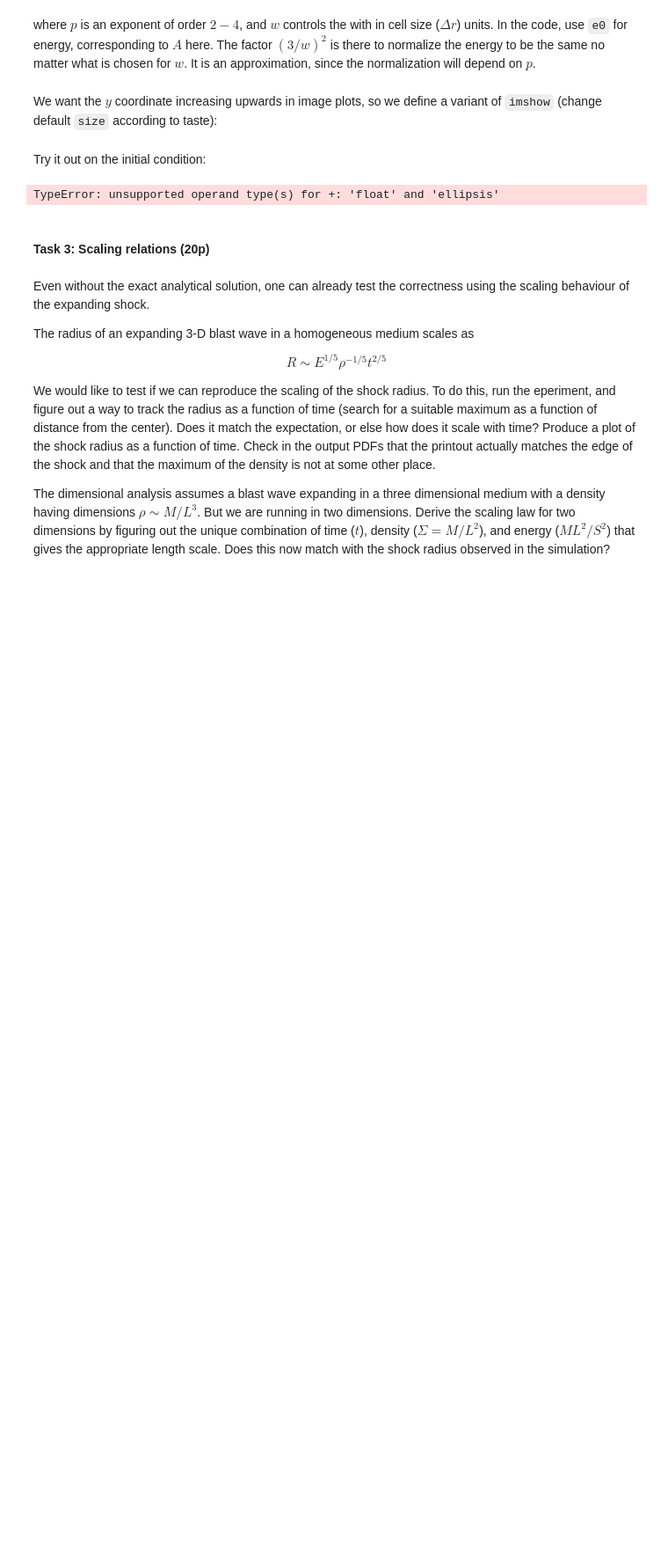
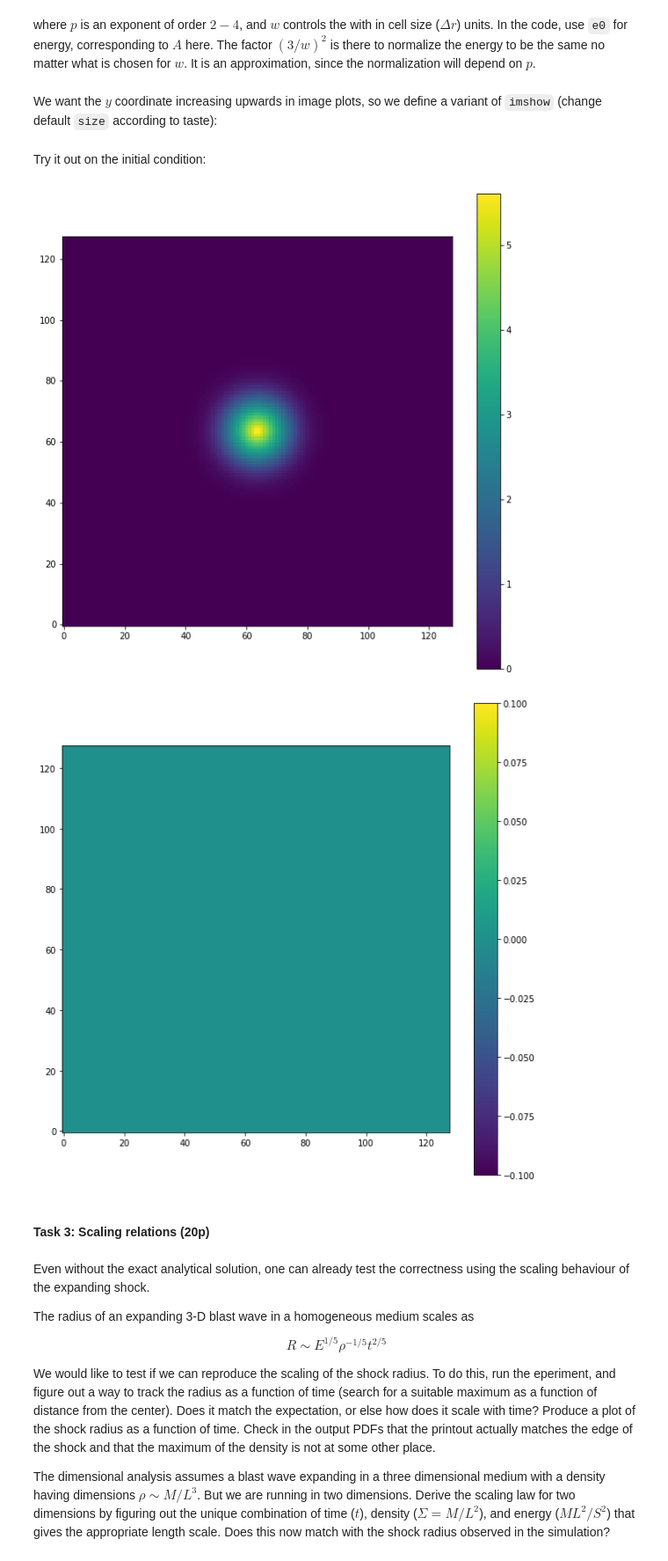
Before and after one commit to astrockragh/computational_astrophysics, a Jupyter notebook: 2 Hydrodynamics/2b Blast Waves_own.ipynb, the cells around one changed output. Shown: that part at 88% size. Saved outputs shown, nothing was run; the diff lists cells and outputs as text; code cells hidden in the pictures; blank space fills up the shorter version.

```diff
--- a/2 Hydrodynamics/2b Blast Waves_own.ipynb
+++ b/2 Hydrodynamics/2b Blast Waves_own.ipynb
@@ -340,7 +339,7 @@ class blast_wave(hd):
         u.gamma = gamma
         factor = (3./w)**2
         u.rho  = d0*np.ones((n,n))
-        u.Etot = 1.0 + e0*factor*np.exp((-u.r/(w*u.ds))**2)
+        u.Etot = 1.0 + e0*factor*np.exp(-(u.r/(w*u.ds)))**power
 # %% [markdown]
 We want the $y$ coordinate increasing upwards in image plots, so we define a variant of `imshow` (change default `size` according to taste):
 # %%
@@ -353,11 +352,12 @@ def title(e0=1e5,d0=1.0,C=0.5,n=128,solver=HLL):
 # %% [markdown]
 Try it out on the initial condition:
 # %%
-u = blast_wave(n=128,w=20)
+u = blast_wave(n=128,w=5)
 imshow(np.log(u.Etot))
 imshow(np.log(u.rho))
 # %% [output]
-TypeError: unsupported operand type(s) for +: 'float' and 'ellipsis'
+[figure, added]
+[figure, added]
 # %% [markdown]
 #### __Task 3: Scaling relations (20p)__
 # %% [markdown]
```
Also changed, not shown: parts of 10 cells of this notebook.
